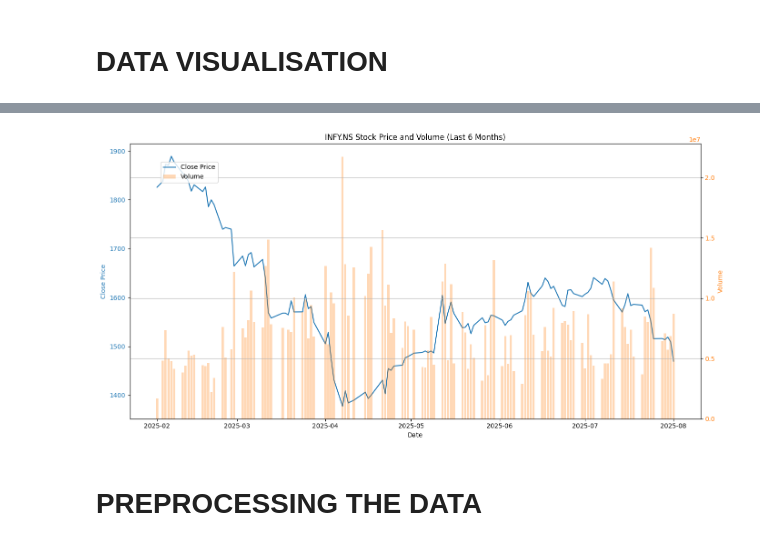
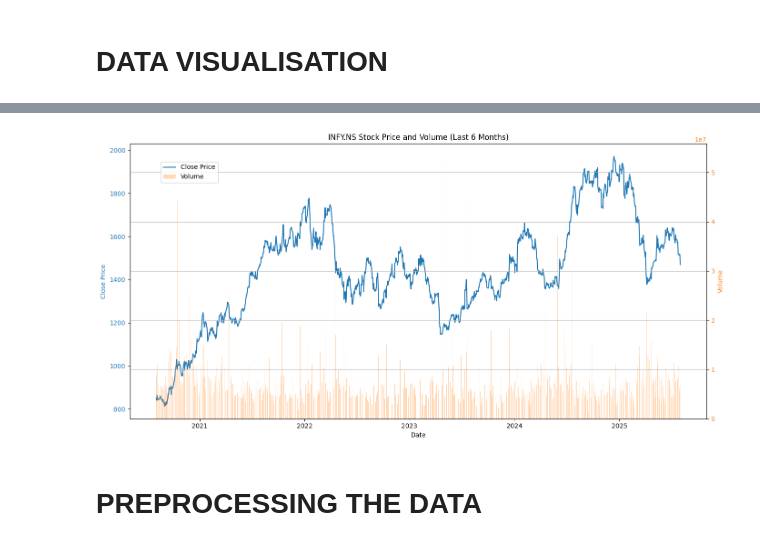
Before and after one commit to ayushcodes13/Algo-Trading-System-with-ML-Automation, a Jupyter notebook: xgboost.ipynb, the cells around one changed output, grey strips where cells are left out. Drawn from its saved outputs; the diff is of its cells as text; code cells hidden in the pictures.

```diff
--- a/xgboost.ipynb
+++ b/xgboost.ipynb
@@ -150,7 +150,7 @@ Historical Data for RELIANCE.NS for the last 6 months:
 # %%
 #we will fetch data for the last 6 months for each stock and plot the close price and volume
 symbol = 'INFY.NS'
-period = '6mo'
+period = '5y'
 
 stock = yf.Ticker(symbol)
 data = stock.history(period=period)
@@ -201,4 +201,4 @@ Historical Data for INFY.NS for the last 6 months:
-[figure, old version]
+[figure, new version]
 # %% [markdown]
 # PREPROCESSING THE DATA
 # %%
```
Also changed, not shown: parts of 14 cells of this notebook.
